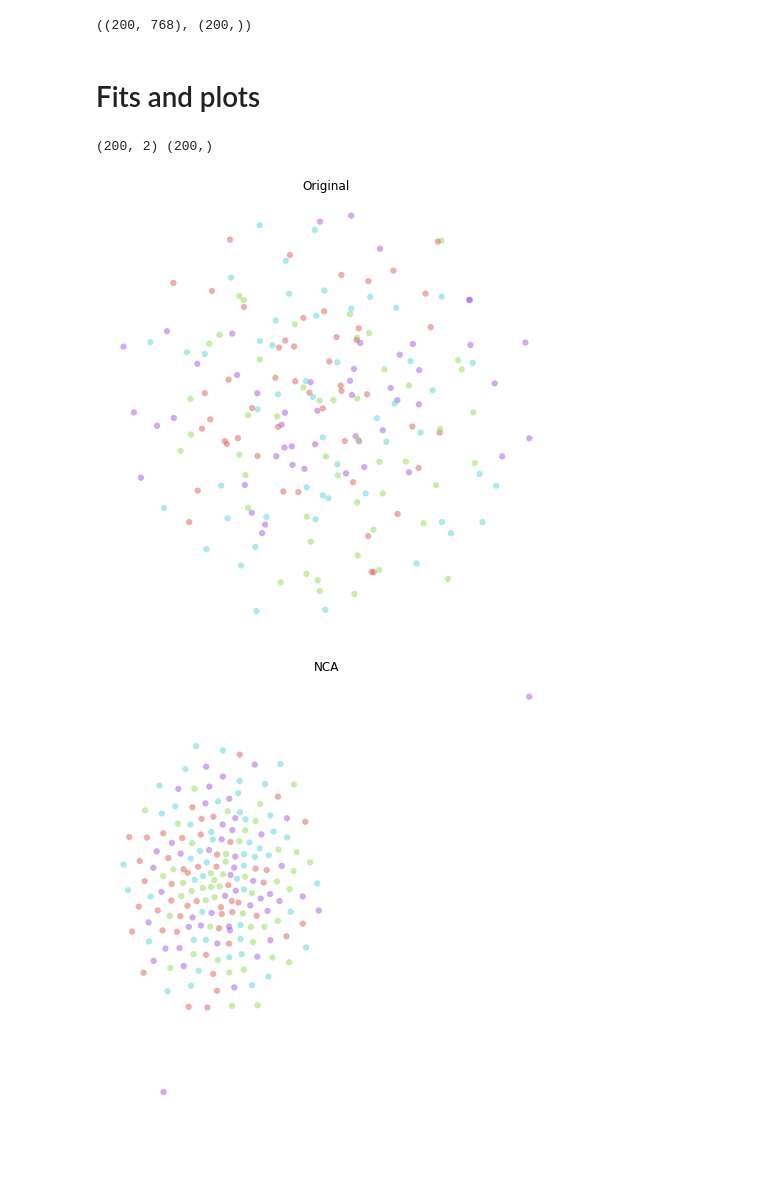
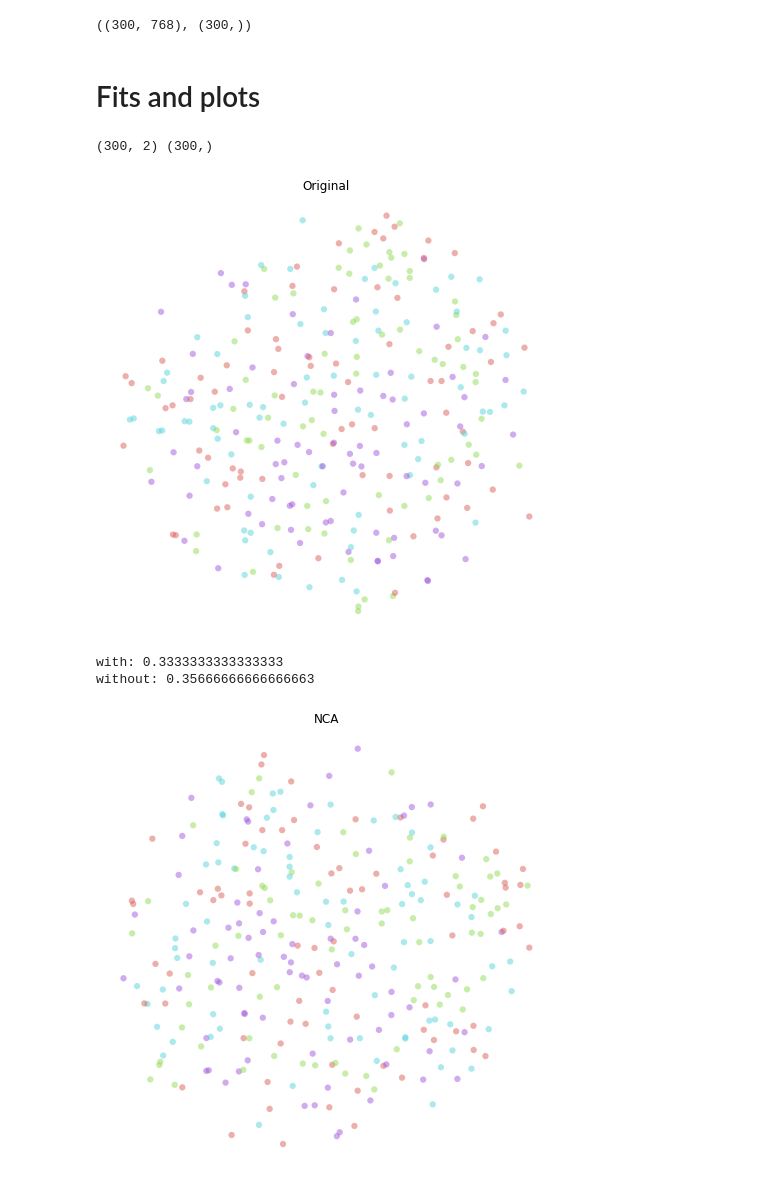
Before and after one commit to AlexKay28/MedConcNorm, a Jupyter notebook: notebooks/metric_learner_demo.ipynb, the cells around one changed output. Saved outputs shown, nothing was run; the diff lists cells and outputs as text; code cells hidden in the pictures; blank space fills up the shorter version.

```diff
--- a/notebooks/metric_learner_demo.ipynb
+++ b/notebooks/metric_learner_demo.ipynb
@@ -19,12 +27,12 @@ sys.path.append(f'../')
 from src.support_models import MetricLearner
 # %%
 from sklearn.datasets import make_classification
-X, Y = make_classification(n_samples=200, n_features=768, n_informative=3,
-                           n_classes=4, n_clusters_per_class=1, random_state=0)
+X, Y = make_classification(n_samples=300, n_features=768, n_informative=50,
+                           n_classes=4, n_clusters_per_class=5, random_state=0)
 
 X.shape, Y.shape
 # %% [output]
-((200, 768), (200,))
+((300, 768), (300,))
 # %% [markdown]
 # Fits and plots
 # %%
@@ -44,21 +52,30 @@ X_orig = tsne.fit_transform(X)
 print(X_orig.shape, Y.shape)
 scatter(X_orig, Y, 'Original')
 # %% [output]
-(200, 2) (200,)
+(300, 2) (300,)
-[figure, old version]
+[figure, new version]
 # %%
 mlearner = MetricLearner('NCA')
 X_transformed = mlearner.fit_transform(X, Y)
 
 tsne = TSNE()
 try:
     X_reduced = tsne.fit_transform(X_transformed)
 except ValueError as e:
     print(mltool_name, e)
 #print(X_reduced.shape, Y.shape)
+
+clf = make_pipeline(MetricLearner('NCA'), KNeighborsClassifier())
+print('with:', cross_val_score(clf, X, Y).mean())
+
+clf = KNeighborsClassifier()
+print('without:', cross_val_score(clf, X, Y).mean())
+
 scatter(X_reduced, Y, "NCA")
 # %% [output]
+with: 0.3333333333333333
+without: 0.35666666666666663
-[figure, old version]
+[figure, new version]
 # %%
 mlearner = MetricLearner('sieamese')
 X_transformed = mlearner.fit_transform(X, Y)
```
Also changed, not shown: parts of 3 cells of this notebook, 2 other files.
